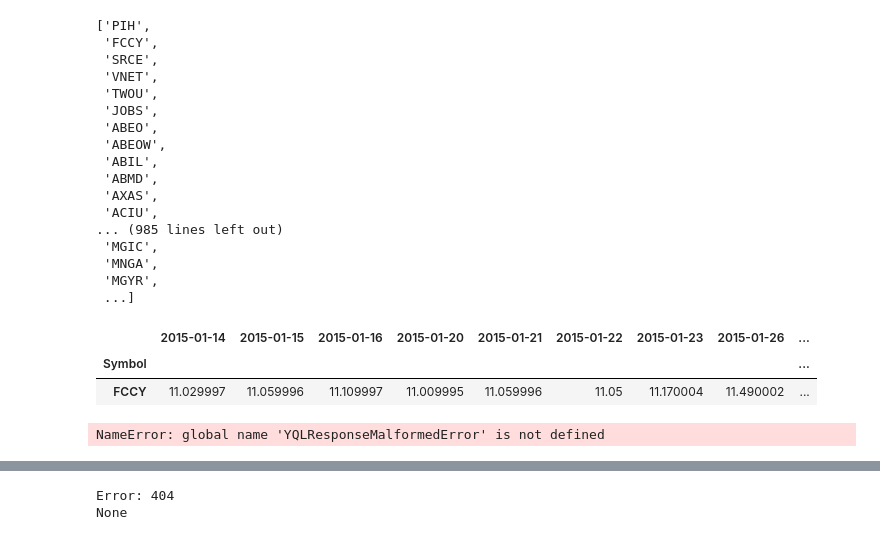
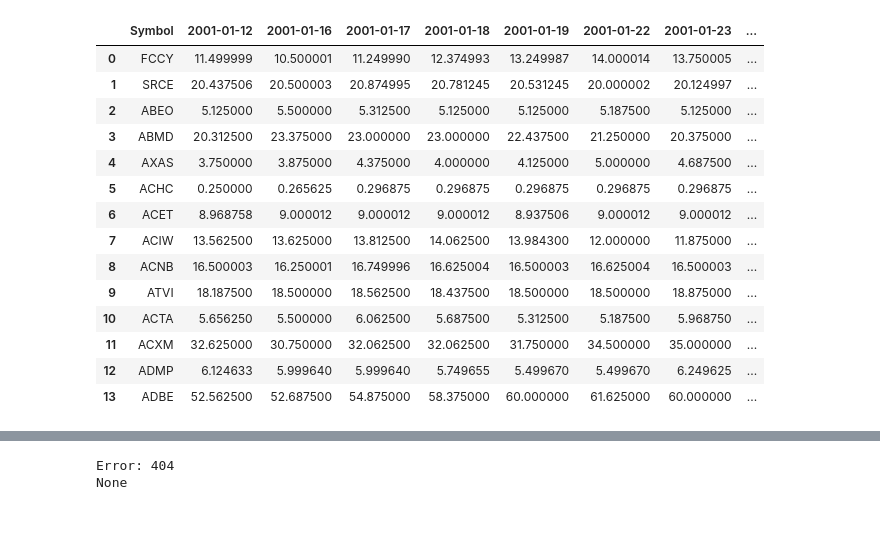
Before and after one commit to weiwang0531/stock-index, a Jupyter notebook: Project.ipynb, the cells around one changed output, grey strips where cells are left out. Saved outputs shown, nothing was run; the diff lists cells and outputs as text; code cells hidden in the pictures.

Commit message:
Can now append and ignore error.  Also added sector into df.

```diff
--- a/Project.ipynb
+++ b/Project.ipynb
@@ -65,46 +75,46 @@ newcsv = csv[csv["Sector"].isin(["Finance", "Energy","Health Care","Technology"]
 # %%
 final = newcsv.reset_index()
 del final["index"]
+# %%
+sector = final[['Symbol','Sector']]
 # %%
 mylist = [final.loc[i,'Symbol'] for i in range(len(final))]
-# %%
-mylist
-# %% [output]
-['PIH',
- 'FCCY',
- 'SRCE',
- 'VNET',
- 'TWOU',
- 'JOBS',
- 'ABEO',
- 'ABEOW',
- 'ABIL',
- 'ABMD',
- 'AXAS',
- 'ACIU',
-... (985 lines left out)
- 'MGIC',
- 'MNGA',
- 'MGYR',
- ...]
-# %%
-test1 = myget(10,mylist[1])
-test1
-test2 = None
-test1.append(test2)
-# %% [output]
-|  | 2015-01-14 | 2015-01-15 | 2015-01-16 | 2015-01-20 | 2015-01-21 | 2015-01-22 | 2015-01-23 | 2015-01-26 | ... |
-| Symbol |  |  |  |  |  |  |  |  | ... |
-| FCCY | 11.029997 | 11.059996 | 11.109997 | 11.009995 | 11.059996 | 11.05 | 11.170004 | 11.490002 | ... |
+# %%
+# Test with first 40 for time reasons (let's figure out a way to run this more quickly)
+audrey_list = mylist[0:39]
 # %%
 df=[]
-del df # thi clears it so that you are not appending to previous iterations of the dataframe
-for l in mylist1:
+del df
+for l in audrey_list:
     get = myget(10,l)
     try:
-        df = df.append(get) # appends if dataframe already exists
+        df = df.append(get)
     except NameError:
-        df = pd.DataFrame(get) # initialized dataframe if does not exist yet
-df
+        df = pd.DataFrame(get)
+# df
-# %% [output]
-NameError: global name 'YQLResponseMalformedError' is not defined
+# %%
+# Add in Sector (to later take avrg of)
+# Of tested 40, we get 14 back.
+#
+# Will this be a issue? Of our 1774.. how many actually satisfy our time desired time range?
+#
+data2 = df.reset_index()
+final = pd.merge(data2, sector, on = 'Symbol')
+final = final.drop('index', 1)
+final
+# %% [output]
+|  | Symbol | 2001-01-12 | 2001-01-16 | 2001-01-17 | 2001-01-18 | 2001-01-19 | 2001-01-22 | 2001-01-23 | ... |
+| 0 | FCCY | 11.499999 | 10.500001 | 11.249990 | 12.374993 | 13.249987 | 14.000014 | 13.750005 | ... |
+| 1 | SRCE | 20.437506 | 20.500003 | 20.874995 | 20.781245 | 20.531245 | 20.000002 | 20.124997 | ... |
+| 2 | ABEO | 5.125000 | 5.500000 | 5.312500 | 5.125000 | 5.125000 | 5.187500 | 5.125000 | ... |
+| 3 | ABMD | 20.312500 | 23.375000 | 23.000000 | 23.000000 | 22.437500 | 21.250000 | 20.375000 | ... |
+| 4 | AXAS | 3.750000 | 3.875000 | 4.375000 | 4.000000 | 4.125000 | 5.000000 | 4.687500 | ... |
+| 5 | ACHC | 0.250000 | 0.265625 | 0.296875 | 0.296875 | 0.296875 | 0.296875 | 0.296875 | ... |
+| 6 | ACET | 8.968758 | 9.000012 | 9.000012 | 9.000012 | 8.937506 | 9.000012 | 9.000012 | ... |
+| 7 | ACIW | 13.562500 | 13.625000 | 13.812500 | 14.062500 | 13.984300 | 12.000000 | 11.875000 | ... |
+| 8 | ACNB | 16.500003 | 16.250001 | 16.749996 | 16.625004 | 16.500003 | 16.625004 | 16.500003 | ... |
+| 9 | ATVI | 18.187500 | 18.500000 | 18.562500 | 18.437500 | 18.500000 | 18.500000 | 18.875000 | ... |
+| 10 | ACTA | 5.656250 | 5.500000 | 6.062500 | 5.687500 | 5.312500 | 5.187500 | 5.968750 | ... |
+| 11 | ACXM | 32.625000 | 30.750000 | 32.062500 | 32.062500 | 31.750000 | 34.500000 | 35.000000 | ... |
+| 12 | ADMP | 6.124633 | 5.999640 | 5.999640 | 5.749655 | 5.499670 | 5.499670 | 6.249625 | ... |
+| 13 | ADBE | 52.562500 | 52.687500 | 54.875000 | 58.375000 | 60.000000 | 61.625000 | 60.000000 | ... |
```
Also changed, not shown: parts of 10 cells of this notebook.
